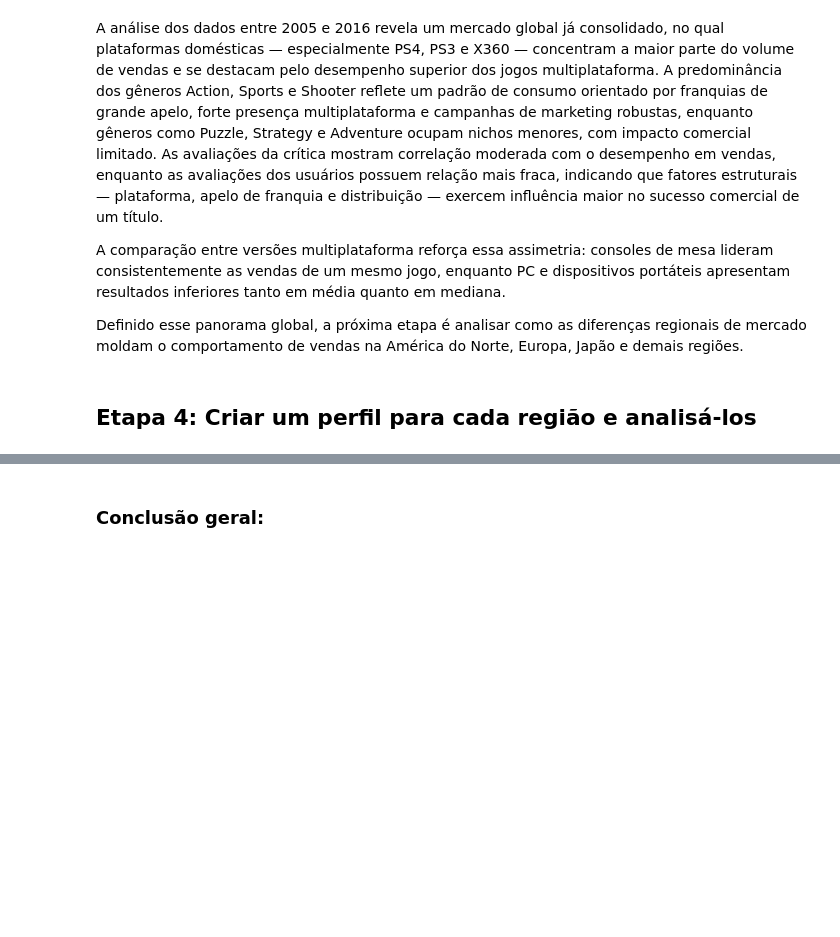
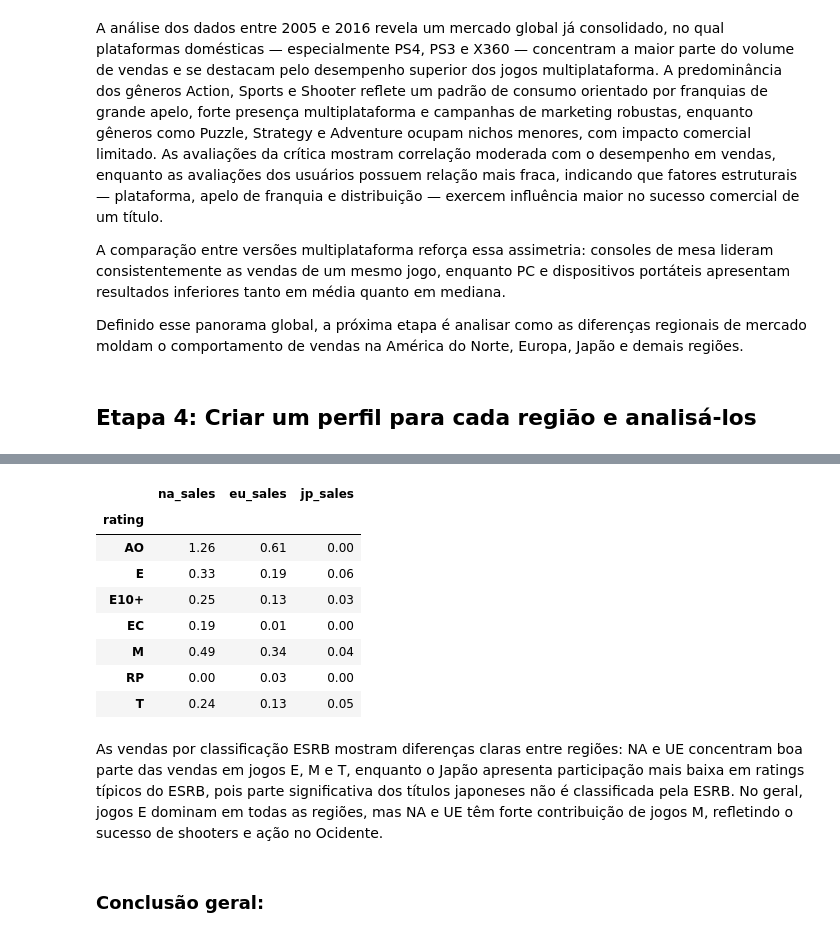
Before and after one commit to BCaravina/video-games-EDA, a Jupyter notebook: notebooks/analysis.ipynb, the cells around one changed output, grey strips where cells are left out. Saved outputs shown, nothing was run; the diff lists cells and outputs as text; code cells hidden in the pictures; blank space fills up the shorter version.

```diff
--- a/notebooks/analysis.ipynb
+++ b/notebooks/analysis.ipynb
@@ -998,2 +778,23 @@ Em mercados menores e mais heterogêneos, como América Latina, Oriente Médio e
+# %%
+# desempenho médio dos jogos de cada rating
+rating_region_mean = (
+    df_rated
+    .groupby("rating")[["na_sales", "eu_sales", "jp_sales"]]
+    .mean()
+).round(2)
+
+display(rating_region_mean)
+# %% [output]
+|  | na_sales | eu_sales | jp_sales |
+| rating |  |  |  |
+| AO | 1.26 | 0.61 | 0.00 |
+| E | 0.33 | 0.19 | 0.06 |
+| E10+ | 0.25 | 0.13 | 0.03 |
+| EC | 0.19 | 0.01 | 0.00 |
+| M | 0.49 | 0.34 | 0.04 |
+| RP | 0.00 | 0.03 | 0.00 |
+| T | 0.24 | 0.13 | 0.05 |
+# %% [markdown]
+As vendas por classificação ESRB mostram diferenças claras entre regiões: NA e UE concentram boa parte das vendas em jogos E, M e T, enquanto o Japão apresenta participação mais baixa em ratings típicos do ESRB, pois parte significativa dos títulos japoneses não é classificada pela ESRB. No geral, jogos E dominam em todas as regiões, mas NA e UE têm forte contribuição de jogos M, refletindo o sucesso de shooters e ação no Ocidente.
 # %% [markdown]
 ### Conclusão geral:
```
Also changed, not shown: parts of 30 cells of this notebook.
